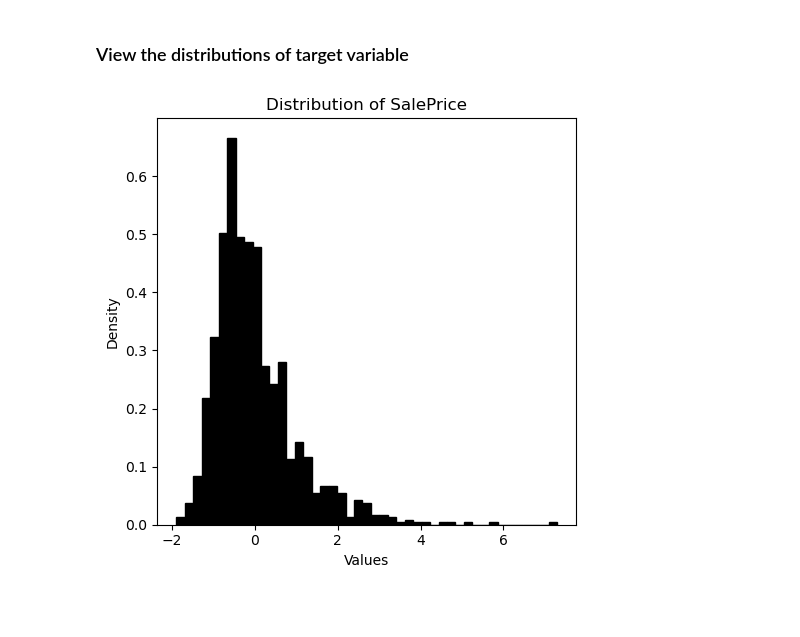
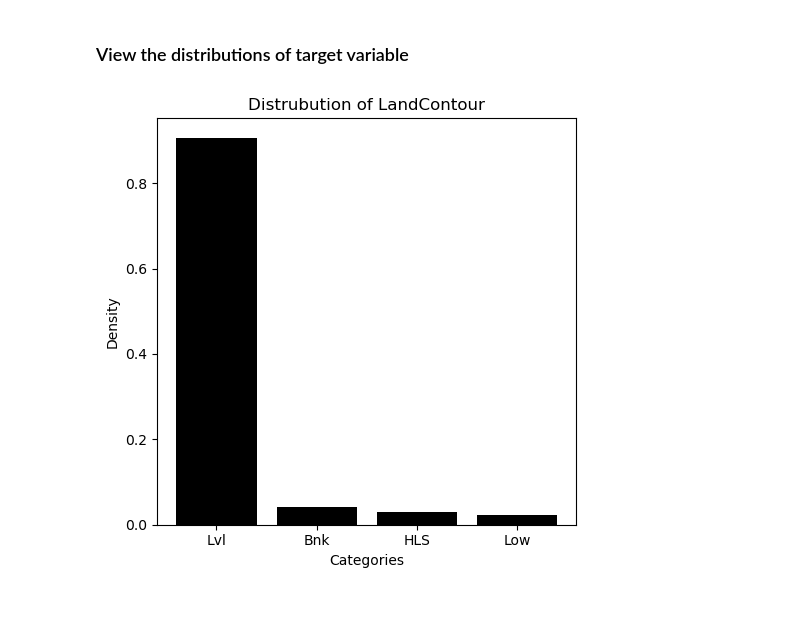
Before and after one commit to ajy25/TabularMagic, a Jupyter notebook: demo/regression_start_to_finish_demo.ipynb, the cells around one changed output. Saved outputs shown, nothing was run; the diff lists cells and outputs as text; code cells hidden in the pictures.

```diff
--- a/demo/regression_start_to_finish_demo.ipynb
+++ b/demo/regression_start_to_finish_demo.ipynb
@@ -65,11 +65,11 @@ display(train_eda.continuous_summary_statistics)
 # %% [markdown]
 ### View the distributions of target variable
 # %%
-fig = train_eda['SalePrice'].plot_distribution('standardize')    # create a Figure
+fig = train_eda['LandContour'].plot_distribution()    # create a Figure
 display(fig)    # diplay the Figure
 plt.close(fig)  # close the Figure to conserve memory
 # %% [output]
-[figure, old version]
+[figure, new version]
 # %% [markdown]
 ###
 # %% [markdown]
```
Also changed, not shown: parts of 8 cells of this notebook, 5 other files.
